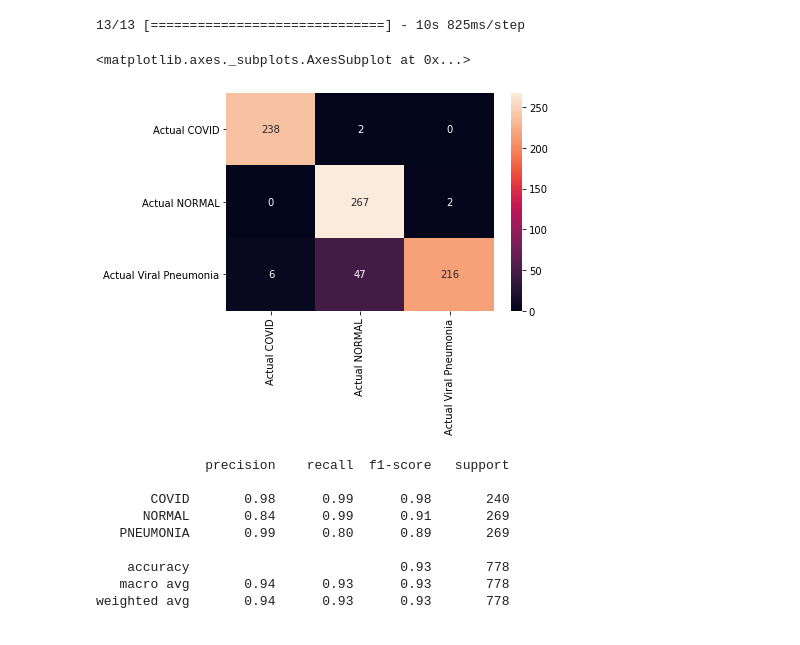
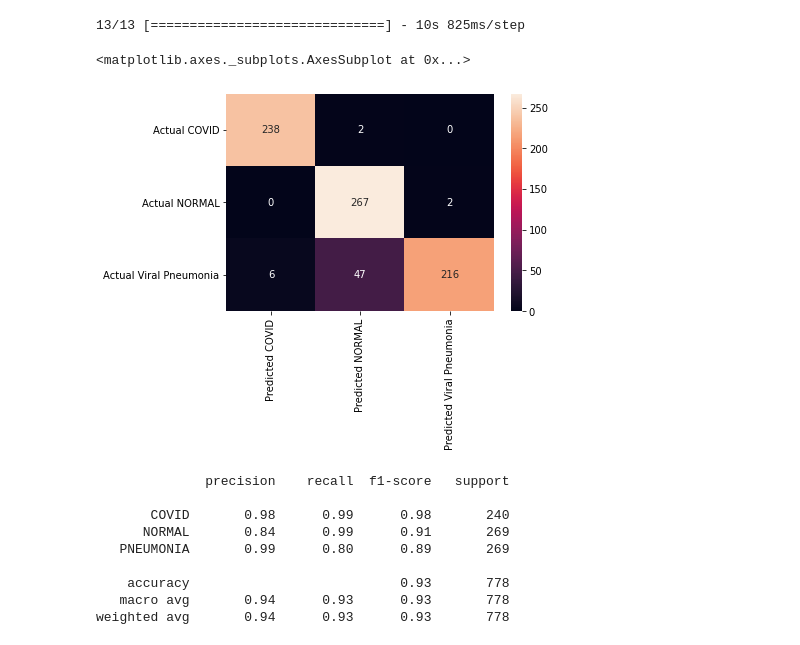
Before and after one commit to prtk0007/Chest_Xray_detection, a Jupyter notebook: VGG16_3class_acc93.ipynb, the cells around one changed output. Saved outputs shown, nothing was run; the diff lists cells and outputs as text; code cells hidden in the pictures.

Commit message:
small modification in confusion matrix...predicted was not printed..now corrected

```diff
--- a/VGG16_3class_acc93.ipynb
+++ b/VGG16_3class_acc93.ipynb
@@ -182,14 +187,14 @@ predictions = np.argmax(predictions,axis=1)
 # %%
 from sklearn.metrics import classification_report,confusion_matrix
 
 cm = pd.DataFrame(data=confusion_matrix(val_set.classes, predictions, labels=[0, 1, 2]),
                   index=["Actual COVID", "Actual NORMAL", "Actual Viral Pneumonia"],
-                  columns=["Actual COVID", "Actual NORMAL", "Actual Viral Pneumonia"])
+                  columns=["Predicted COVID", "Predicted NORMAL", "Predicted Viral Pneumonia"])
 import seaborn as sns
 sns.heatmap(cm,annot=True,fmt="d")
 # %% [output]
 <matplotlib.axes._subplots.AxesSubplot at 0x...>
-[figure, old version]
+[figure, new version]
 # %%
 print(classification_report(y_true=val_set.classes, y_pred=predictions,
                             target_names =['COVID','NORMAL','PNEUMONIA']
```
Also changed, not shown: parts of 1 cell of this notebook.
